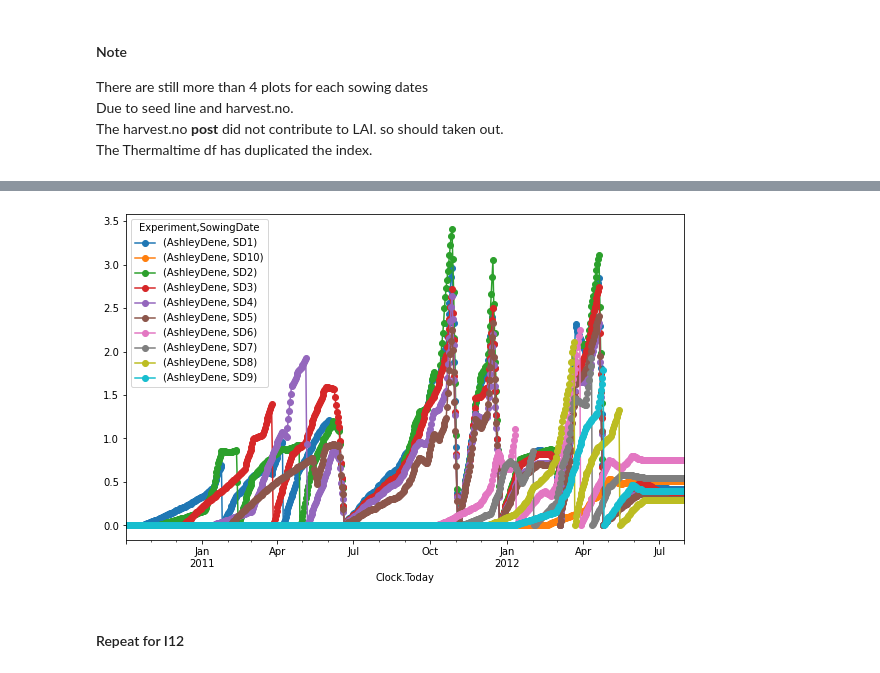
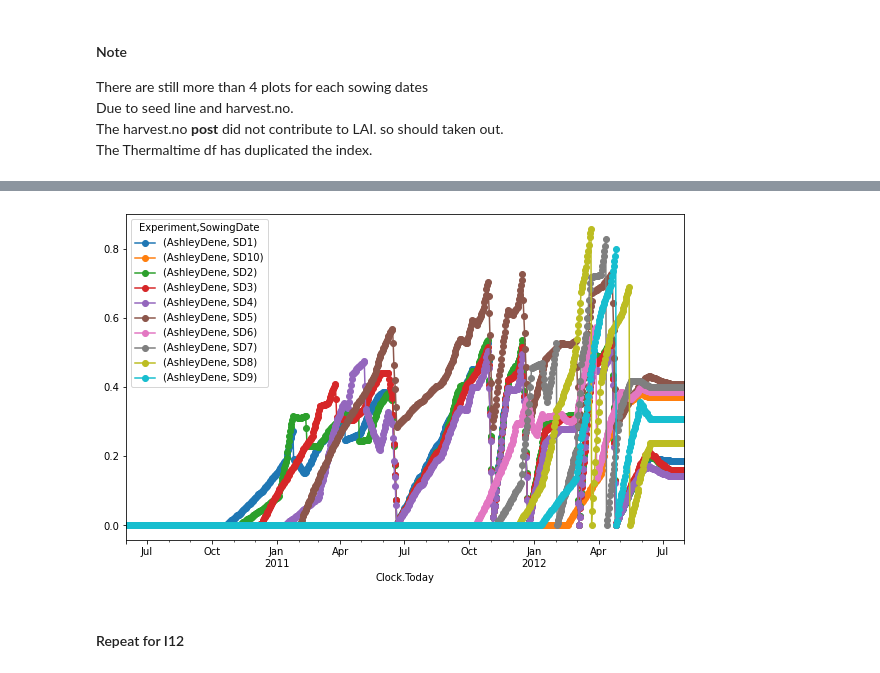
Before and after one commit to frank0434/Master, a Jupyter notebook: 02scripts/notebooks/SetUpLAIForSlurp.ipynb, the cells around one changed output, grey strips where cells are left out. Saved outputs shown, nothing was run; the diff lists cells and outputs as text; code cells hidden in the pictures.

```diff
--- a/02scripts/notebooks/SetUpLAIForSlurp.ipynb
+++ b/02scripts/notebooks/SetUpLAIForSlurp.ipynb
@@ -229,11 +381,10 @@ sowingdates.columns = ['AshleyDene', 'Iversen12']
 # %%
-LAIAD = LAI.filter(regex = 'Ashley')
+LIAD = LI.filter(regex = 'Ashley')
 #Reindex coverdata frame to daily values
-TTAccumAD = met.loc[(met['Experiment'] == 'AshleyDene')
-                    & (met.index > '2010-10-01'), 'mean'].cumsum()
+TTAccumAD = met.loc[met['Experiment'] == 'AshleyDene', 'mean'].cumsum()
 TTAccumAD.index = pd.to_datetime(TTAccumAD.index)
 
-LAIDailyAD = LAIAD.reindex(TTAccumAD.index)
-LAIDailyAD.loc[:, 'AccumTT'] = TTAccumAD
+LIDailyAD = LIAD.reindex(TTAccumAD.index)
+LIDailyAD.loc[:, 'AccumTT'] = TTAccumAD
 # %%
 idx = pd.IndexSlice
@@ -246,14 +399,13 @@ LAIDailyAD.loc[LAIDailyAD.index == '2012-06-02', idx[:,'SD1']]
 # %%
-# Force LAI to be zero
 for sd in sowingdates.index:
     # Select the date for correpond sowing date
     date0 = sowingdates.at[sd, 'AshleyDene']
     # A slicer
     idx = pd.IndexSlice
     # Replace the row values with 0s
-    LAIDailyAD.loc[LAIDailyAD.index <= date0, idx[:,sd]] = float(0.001)
+    LIDailyAD.loc[LIDailyAD.index <= date0, idx[:,sd]] = float(0.001)
     # Verification
-    df = LAIDailyAD.loc[LAIDailyAD.index == date0, idx[:,sd]]
-#     print('\r')
-#     print(date0)
-#     print(df)
+    df = LIDailyAD.loc[LIDailyAD.index == date0, idx[:,sd]]
+    print('\r')
+    print(date0)
+    print(df)
@@ -266,5 +456,5 @@ The Thermaltime df has duplicated the index.
 # %%
-for p in LAIDailyAD.columns:
-    Obs = LAIDailyAD.loc[:,p].dropna()
-    LAIDailyAD.loc[:,p] = np.interp(LAIDailyAD.AccumTT,
-                                   LAIDailyAD.loc[Obs.index,'AccumTT'],Obs)
+for p in LIDailyAD.columns:
+    Obs = LIDailyAD.loc[:,p].dropna()
+    LIDailyAD.loc[:,p] = np.interp(LIDailyAD.AccumTT,
+                                   LIDailyAD.loc[Obs.index,'AccumTT'],Obs)
@@ -271,12 +481,11 @@ for p in LAIDailyAD.columns:
 # %%
-LAIGroupedMeanADForced = LAIDailyAD.groupby(axis=1, level=['Experiment', 'SowingDate']).mean()
+LIGroupedMeanADForced = LIDailyAD.groupby(axis=1, level=['Experiment', 'SowingDate']).mean()
 # Graph to check the data
-LAIGroupedMeanADForced.loc[:,
-                          [X for X in LAIGroupedMeanADForced.columns if X != (   'AccumTT',     '')]].\
-plot(figsize=(10, 6),style='o-')
+LIGroupedMeanADForced.loc[:,
+                          [X for X in LIGroupedMeanADForced.columns if X != (   'AccumTT',     '')]].plot(figsize=(10, 6),style='o-')
 
 plt.savefig('../../05figures/StartJune_AD.png', dpi = 300, bbox_inches = 'tight')
 # %% [output]
-[figure, old version]
+[figure, new version]
 # %% [markdown]
 #### Repeat for I12
```
Also changed, not shown: parts of 76 cells of this notebook, 48 other files.
